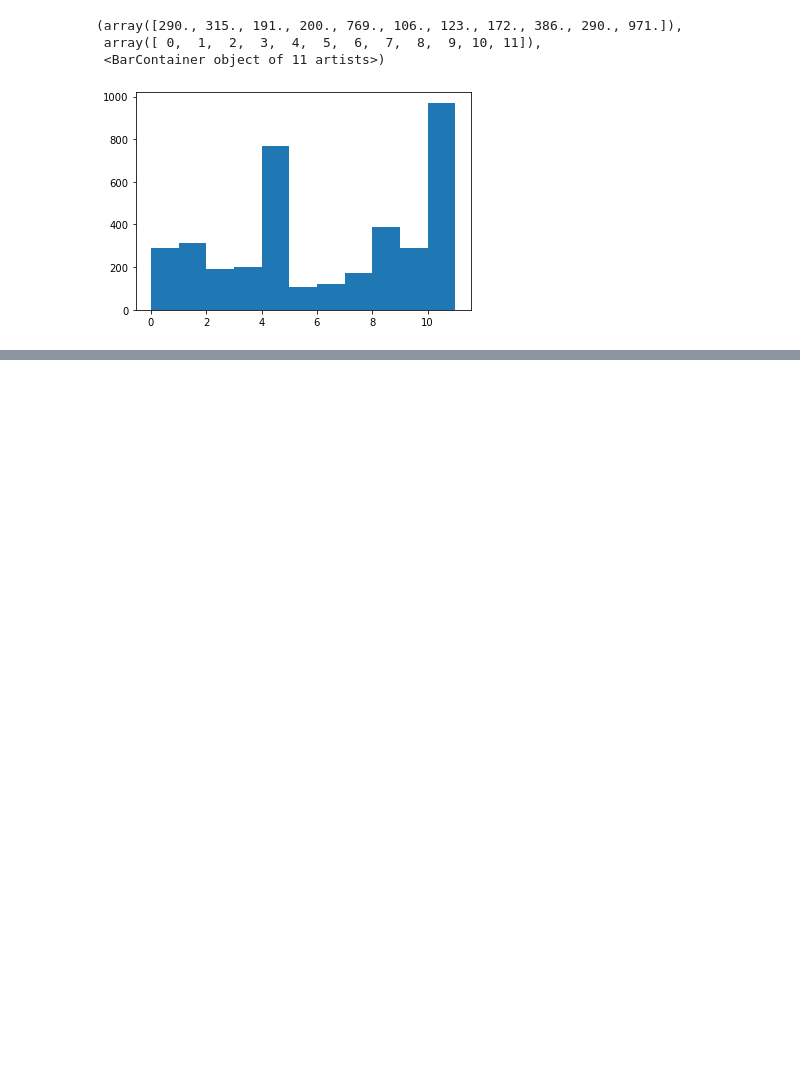
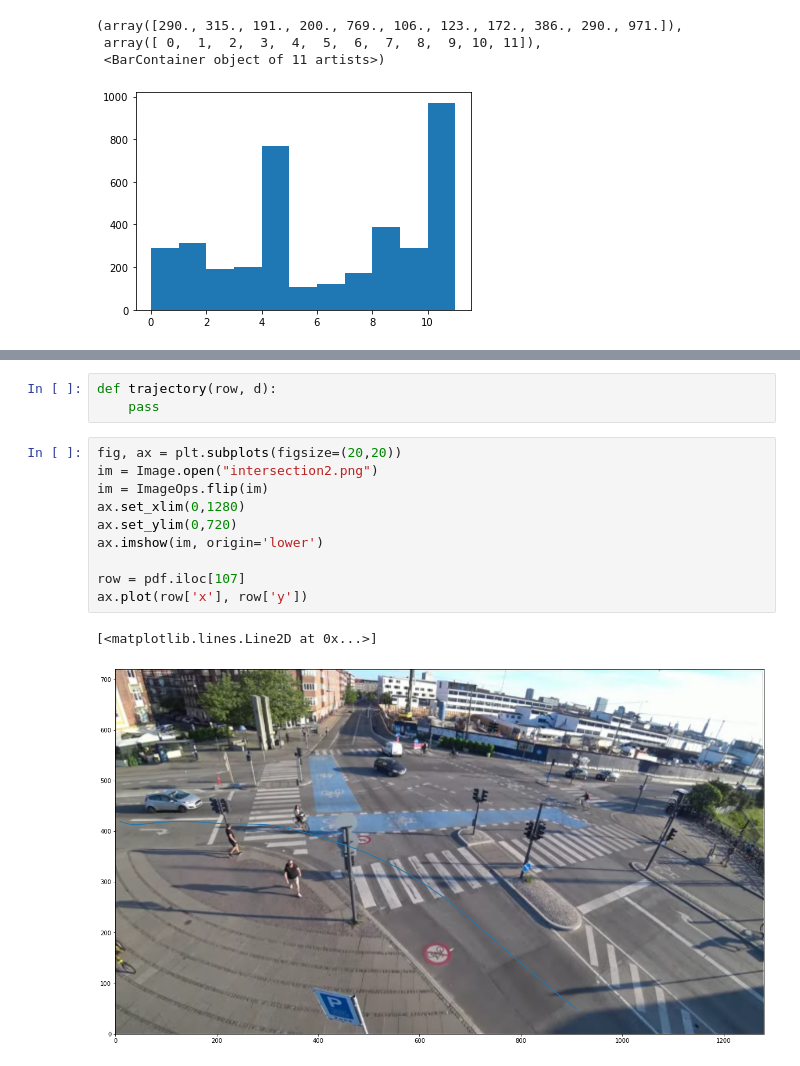
Before and after one commit to Marcus-Friis/CycleCV, a Jupyter notebook: ultimate_wrangling.ipynb, the cells around one changed output, grey strips where cells are left out. Cells and saved outputs as stored; diff of their text form; blank space fills up the shorter version.

```diff
--- a/ultimate_wrangling.ipynb
+++ b/ultimate_wrangling.ipynb
@@ -101,0 +229,16 @@ plt.hist(pdf['cluster'], bins=np.arange(12))
+# %%
+def trajectory(row, d):
+    pass
+# %%
+fig, ax = plt.subplots(figsize=(20,20))
+im = Image.open("intersection2.png")
+im = ImageOps.flip(im)
+ax.set_xlim(0,1280)
+ax.set_ylim(0,720)
+ax.imshow(im, origin='lower')
+
+row = pdf.iloc[107]
+ax.plot(row['x'], row['y'])
+# %% [output]
+[<matplotlib.lines.Line2D at 0x...>]
+[figure, added]
```
Also changed, not shown: parts of 19 cells of this notebook.
